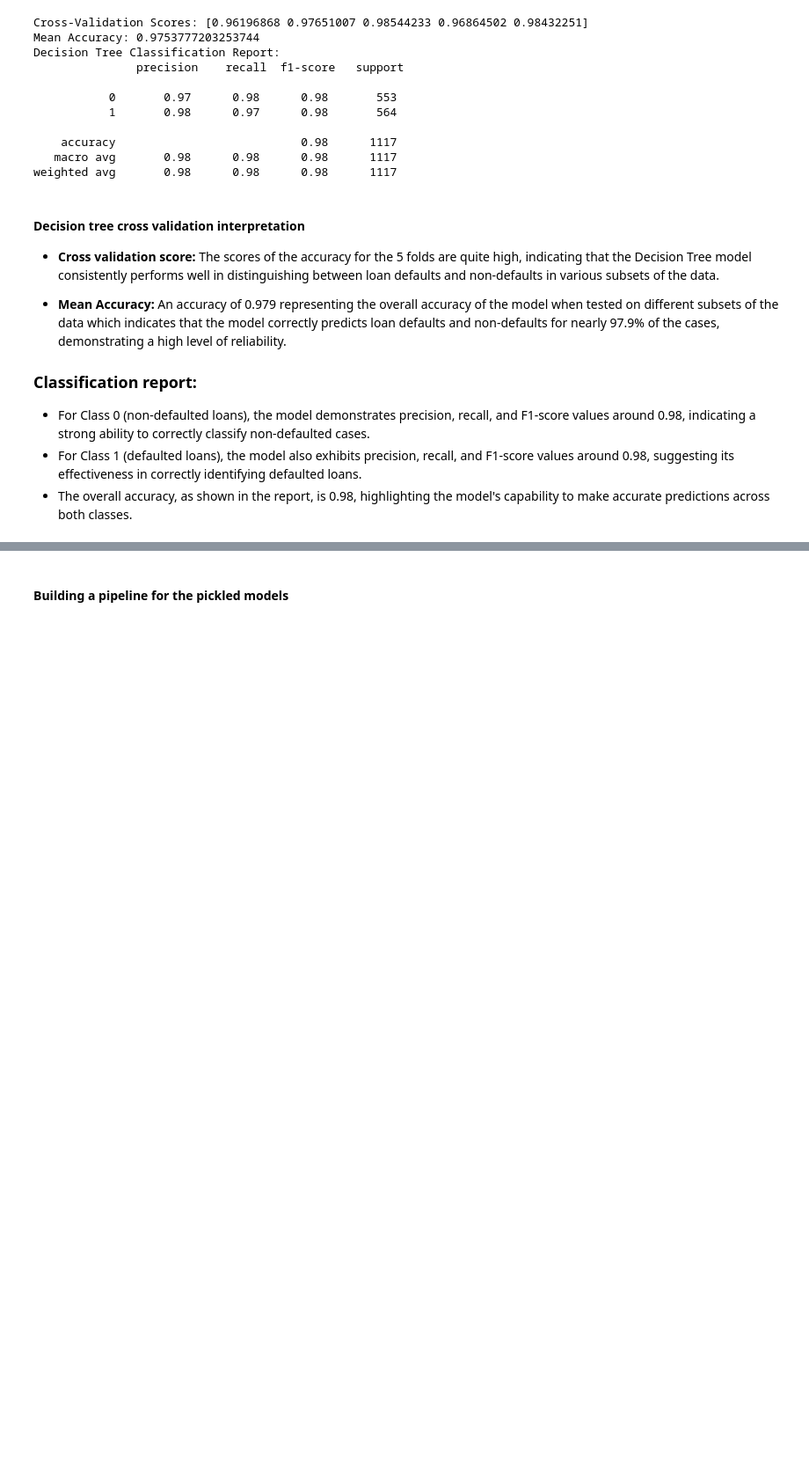
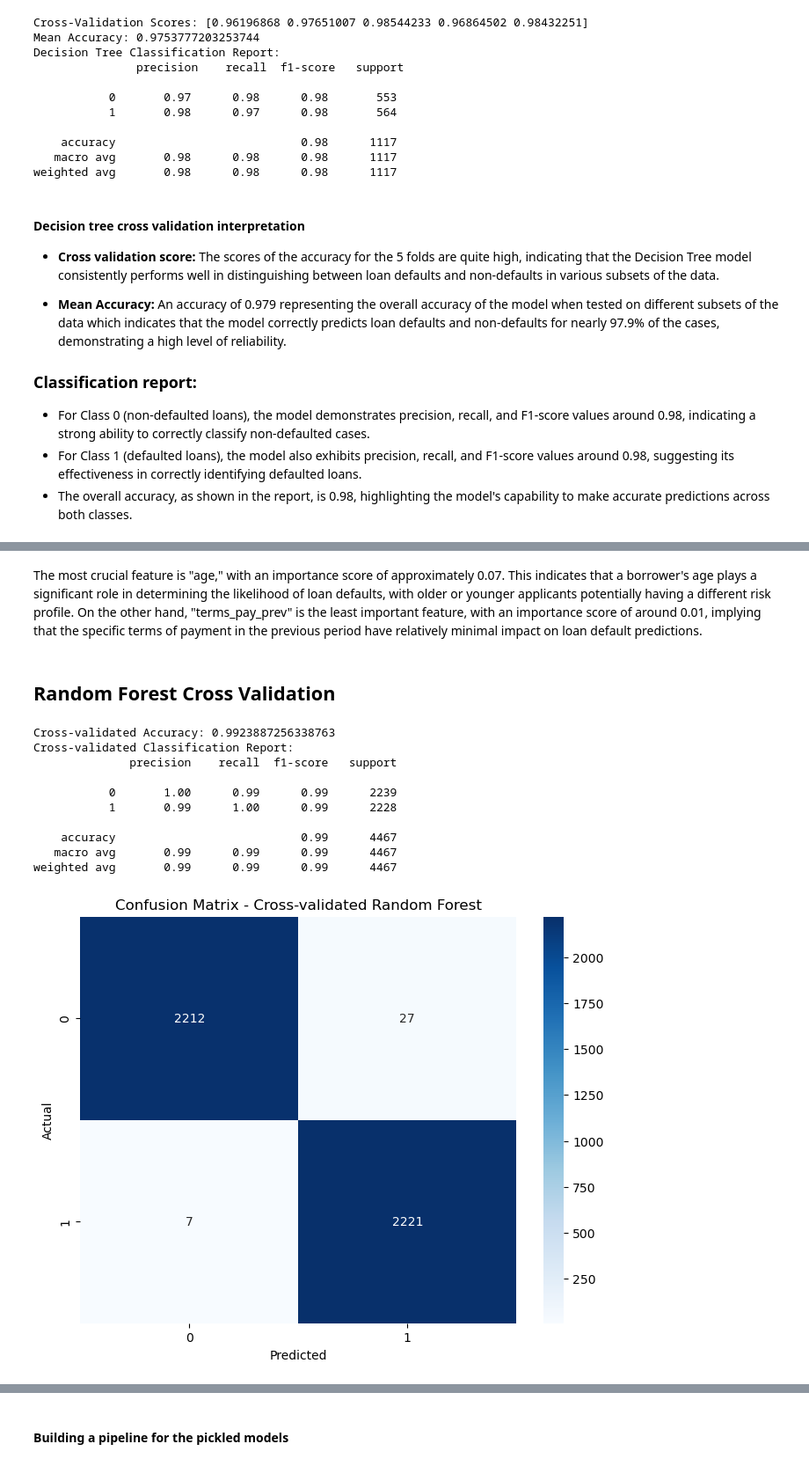
Before and after one commit to frank015940/Loan-Default-Prediction, a Jupyter notebook: loan_default_15th.ipynb, the cells around one changed output, grey strips where cells are left out. Shown at 88% size. Saved outputs shown, nothing was run; the diff lists cells and outputs as text; code cells hidden in the pictures; blank space fills up the shorter version.

```diff
--- a/loan_default_15th.ipynb
+++ b/loan_default_15th.ipynb
@@ -1290,0 +1389,56 @@ weighted avg       0.98      0.98      0.98      1117
+# %% [markdown]
+The most crucial feature is "age," with an importance score of approximately 0.07. This indicates that a borrower's age plays a significant role in determining the likelihood of loan defaults, with older or younger applicants potentially having a different risk profile. On the other hand, "terms_pay_prev" is the least important feature, with an importance score of around 0.01, implying that the specific terms of payment in the previous period have relatively minimal impact on loan default predictions.
+# %% [markdown]
+## Random Forest Cross Validation
+# %%
+# Perform cross-validation
+cv = StratifiedKFold(n_splits=5, shuffle=True, random_state=42)
+
+# Cross-validated accuracy
+cross_val_accuracy = cross_val_score(random_forest, X_train, y_train, cv=cv, scoring='accuracy')
+print("Cross-validated Accuracy:", cross_val_accuracy.mean())
+
+# Cross-validated predictions
+y_pred_cv = cross_val_predict(random_forest, X_train, y_train, cv=cv)
+
+# Print classification report for cross-validated predictions
+print("Cross-validated Classification Report:")
+print(classification_report(y_train, y_pred_cv))
+
+# Plot confusion matrix for cross-validated predictions
+conf_matrix_cv = confusion_matrix(y_train, y_pred_cv)
+plt.figure(figsize=(8, 6))
+sns.heatmap(conf_matrix_cv, annot=True, fmt='d', cmap='Blues')
+plt.title('Confusion Matrix - Cross-validated Random Forest')
+plt.xlabel('Predicted')
+plt.ylabel('Actual')
+plt.show()
+
+# Calculate ROC curve and AUC for cross-validated predictions
+y_prob_cv = cross_val_predict(random_forest, X_train, y_train, cv=cv, method='predict_proba')[:, 1]
+fpr_cv, tpr_cv, _ = roc_curve(y_train, y_prob_cv)
+roc_auc_cv = auc(fpr_cv, tpr_cv)
+
+# Plot ROC curve for cross-validated predictions
+plt.figure(figsize=(8, 6))
+plt.plot(fpr_cv, tpr_cv, color='darkorange', lw=2, label='ROC curve (area = %0.2f)' % roc_auc_cv)
+plt.plot([0, 1], [0, 1], color='navy', lw=2, linestyle='--')
+plt.xlim([0.0, 1.0])
+plt.ylim([0.0, 1.05])
+plt.xlabel('False Positive Rate')
+plt.ylabel('True Positive Rate')
+plt.title('Receiver Operating Characteristic (ROC) - Cross-validated Random Forest')
+plt.legend(loc="lower right")
+plt.show()
+# %% [output]
+Cross-validated Accuracy: 0.9923887256338763
+Cross-validated Classification Report:
+              precision    recall  f1-score   support
+
+           0       1.00      0.99      0.99      2239
+           1       0.99      1.00      0.99      2228
+
+    accuracy                           0.99      4467
+   macro avg       0.99      0.99      0.99      4467
+weighted avg       0.99      0.99      0.99      4467
+[figure, added]
```
Also changed, not shown: parts of 12 cells of this notebook.
